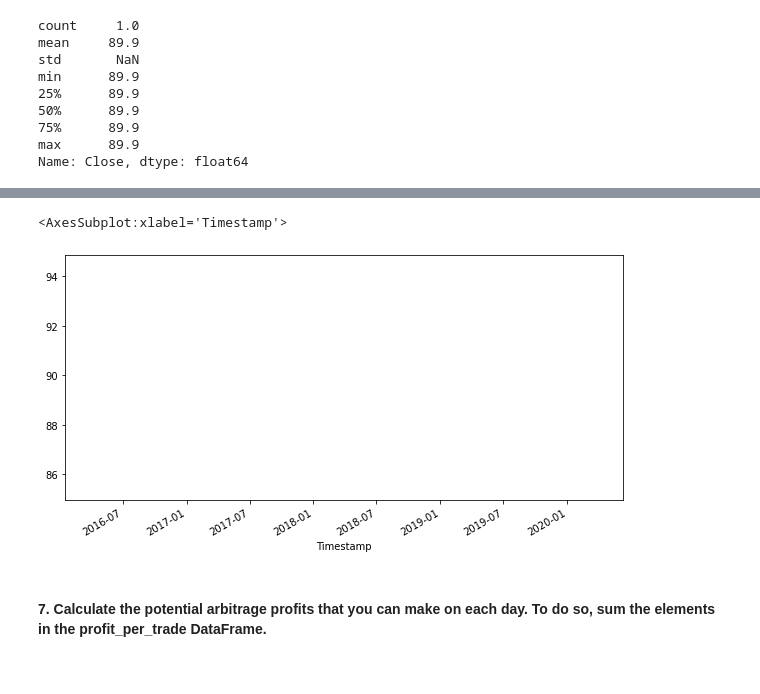
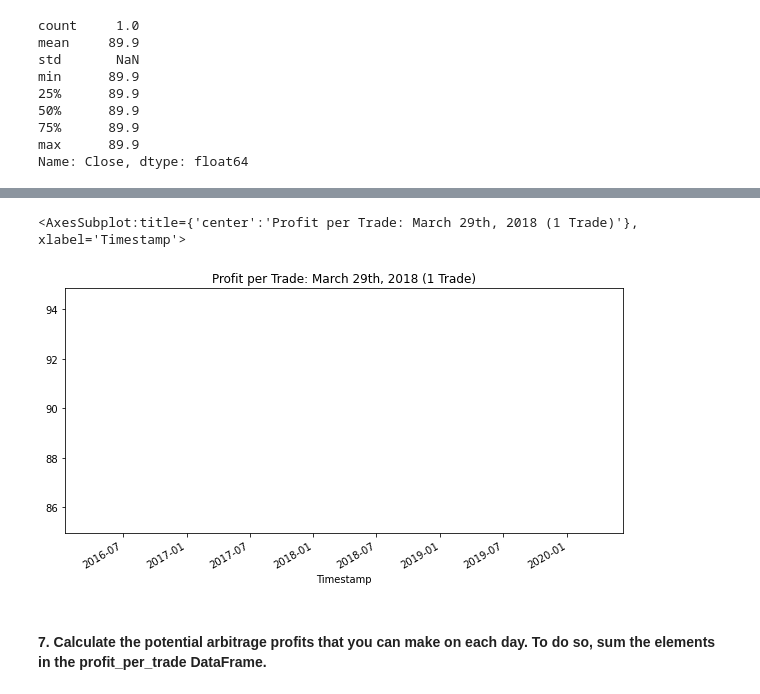
Before and after one commit to ForrestSurles/Bitcoin_Exchange_Arbitrage_Analysis, a Jupyter notebook: crypto_arbitrage.ipynb, the cells around one changed output, grey strips where cells are left out. Drawn from its saved outputs; the diff is of its cells as text; code cells hidden in the pictures.

```diff
--- a/crypto_arbitrage.ipynb
+++ b/crypto_arbitrage.ipynb
@@ -731,9 +728,9 @@ profit_per_trade_middle.plot(figsize=(10,5))
 # %%
 # Plot the results for the late profit per trade DataFrame
-profit_per_trade_late.plot(figsize=(10,5))
+profit_per_trade_late.plot(figsize=(10,5),title='Profit per Trade: March 29th, 2018 (1 Trade)')
 # %% [output]
-<AxesSubplot:xlabel='Timestamp'>
+<AxesSubplot:title={'center':'Profit per Trade: March 29th, 2018 (1 Trade)'}, xlabel='Timestamp'>
-[figure, old version]
+[figure, new version]
 # %% [markdown]
 #### 7. Calculate the potential arbitrage profits that you can make on each day. To do so, sum the elements in the profit_per_trade DataFrame.
 # %%
```
Also changed, not shown: parts of 8 cells of this notebook.
